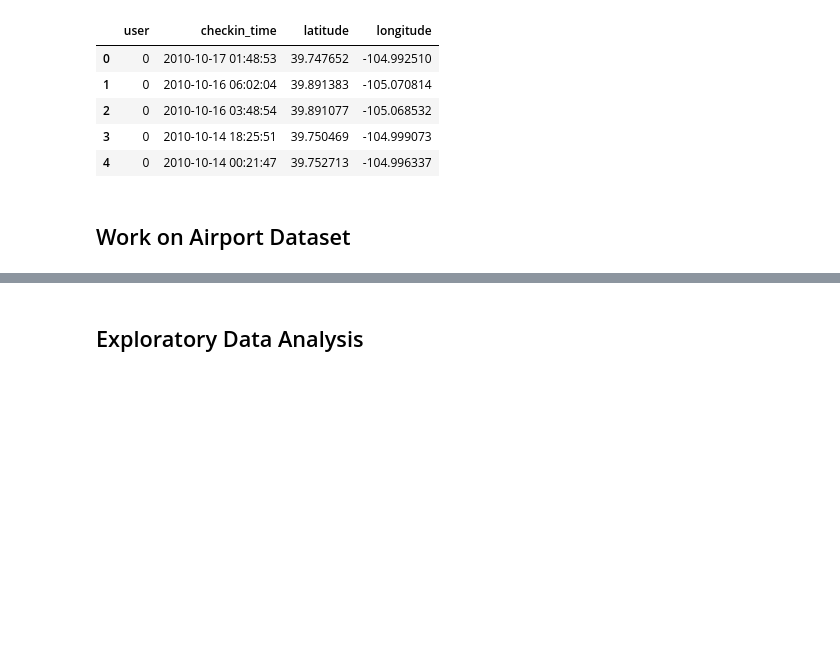
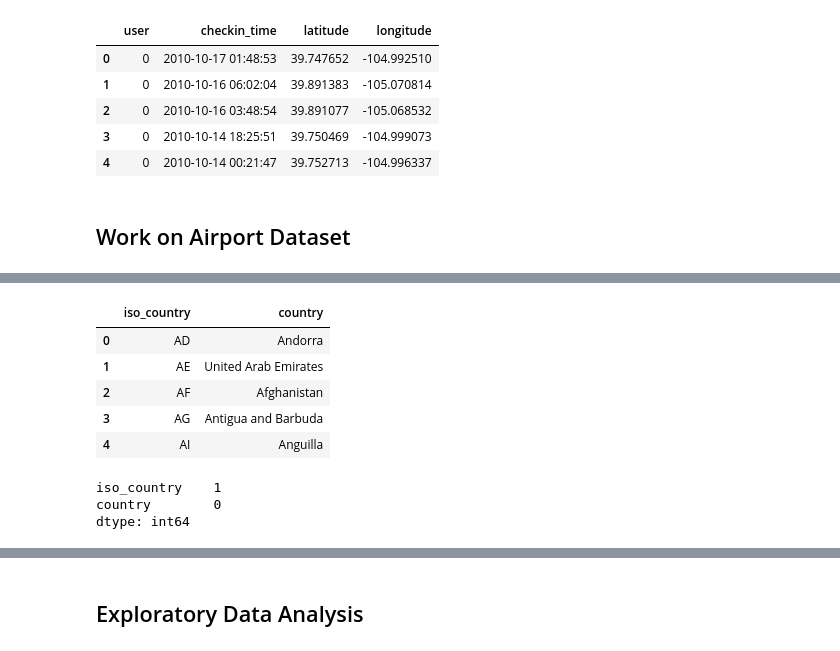
Before and after one commit to epfl-ada/ada-2020-project-milestone-p3-p3_pia, a Jupyter notebook: extension_analysis.ipynb, the cells around one changed output, grey strips where cells are left out. Drawn from its saved outputs; the diff is of its cells as text; code cells hidden in the pictures; blank space fills up the shorter version.

```diff
--- a/extension_analysis.ipynb
+++ b/extension_analysis.ipynb
@@ -128,0 +205,15 @@ checkins_b.head()
+# %%
+countries.head()
+# %% [output]
+|  | iso_country | country |
+| 0 | AD | Andorra |
+| 1 | AE | United Arab Emirates |
+| 2 | AF | Afghanistan |
+| 3 | AG | Antigua and Barbuda |
+| 4 | AI | Anguilla |
+# %%
+print(countries.isna().sum())
+# %% [output]
+iso_country    1
+country        0
+dtype: int64
```
Also changed, not shown: parts of 19 cells of this notebook.
